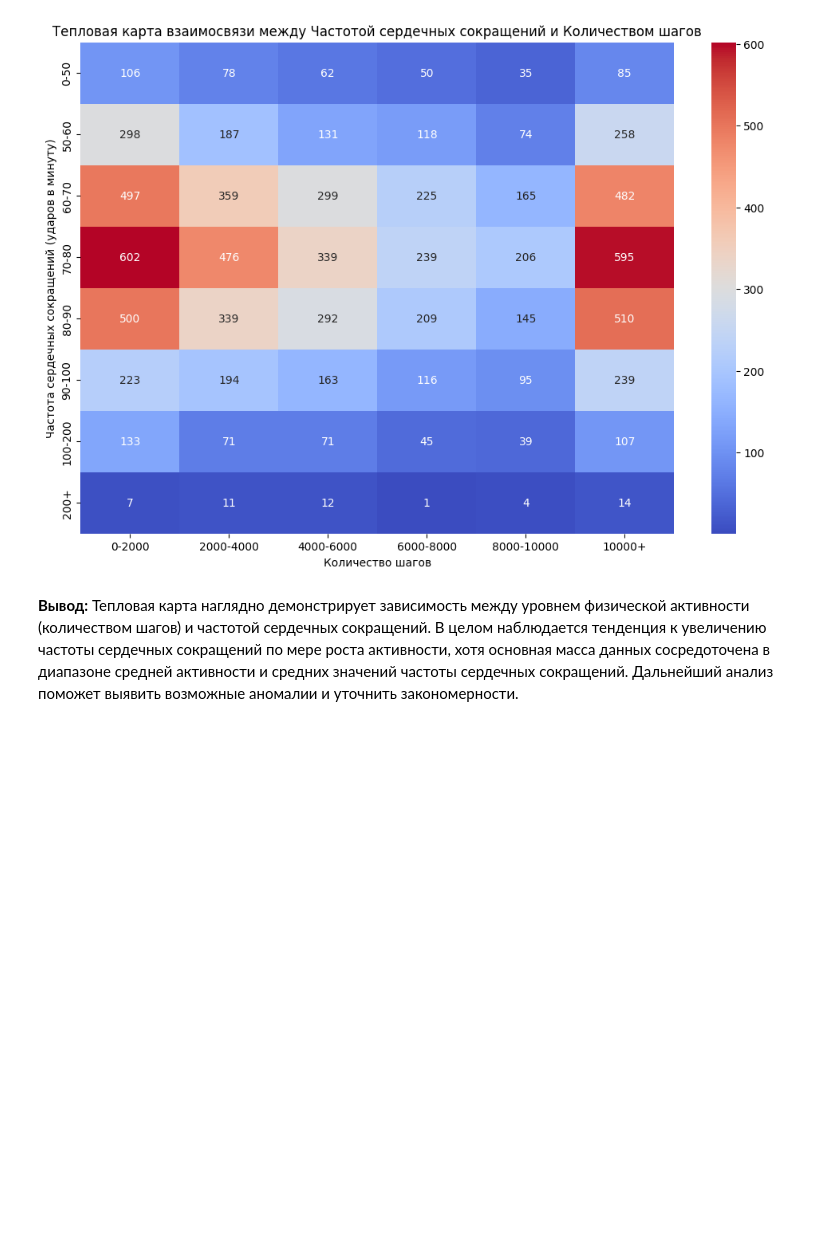
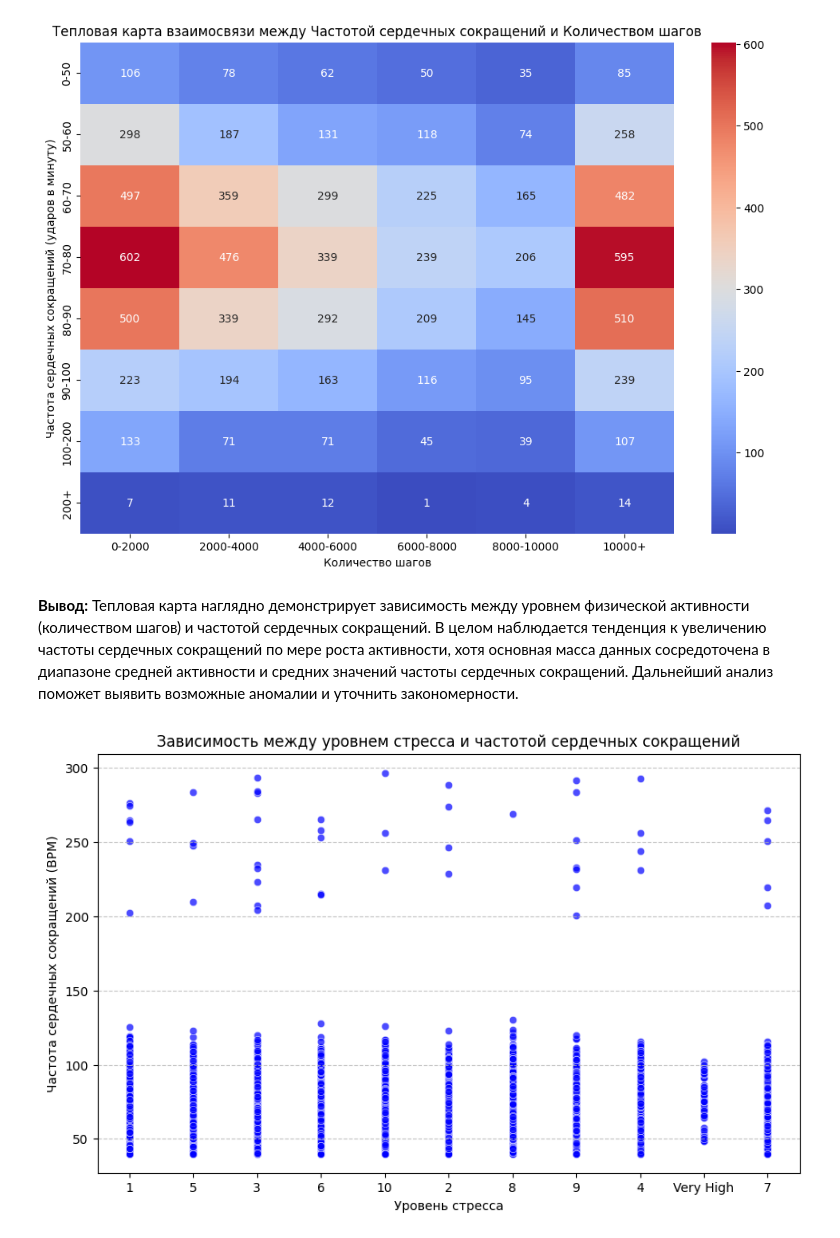
Before and after one commit to AndryushkaKolesnikov/SmartHealth-Watch-Analytics, a Jupyter notebook: smartwatch.ipynb, the cells around one changed output. Cells and saved outputs as stored; diff of their text form; code cells hidden in the pictures; blank space fills up the shorter version.

Commit message:
feat: implement visualization (subject to future refinements)

```diff
--- a/smartwatch.ipynb
+++ b/smartwatch.ipynb
@@ -195,3 +195,25 @@ plt.show()   # отображает тепловую карту
 [figure]
 # %% [markdown]
 **Вывод:** Тепловая карта наглядно демонстрирует зависимость между уровнем физической активности (количеством шагов) и частотой сердечных сокращений. В целом наблюдается тенденция к увеличению частоты сердечных сокращений по мере роста активности, хотя основная масса данных сосредоточена в диапазоне средней активности и средних значений частоты сердечных сокращений. Дальнейший анализ поможет выявить возможные аномалии и уточнить закономерности.
+# %%
+# Создаем новый график с указанными размерами (ширина: 10, высота: 6)
+plt.figure(figsize=(10, 6))
+sns.scatterplot(
+    data=df,    # используемые данные
+    x="Stress Level",   # ось X представляет уровень стресса
+    y="Heart Rate (BPM)",   # ось Y представляет частоту сердечных сокращений (в ударах в минуту)
+    alpha=0.7,          # устанавливаем прозрачность точек для лучшей читаемости графика
+    color='blue'        # задаем цвет точек на графике
+)
+# Добавляем заголовок графика
+plt.title("Зависимость между уровнем стресса и частотой сердечных сокращений")
+# Подписываем ось X (горизонтальная) как "Уровень стресса"
+plt.xlabel("Уровень стресса")
+# Подписываем ось Y (вертикальная) как "Частота сердечных сокращений (BPM)"
+plt.ylabel("Частота сердечных сокращений (BPM)")
+# Добавляем сетку по оси Y для удобства чтения значений
+plt.grid(axis='y', linestyle='--', alpha=0.7)
+# Отображаем график на экране
+plt.show()
+# %% [output]
+[figure, added]
```
Also changed, not shown: parts of 7 cells of this notebook.
